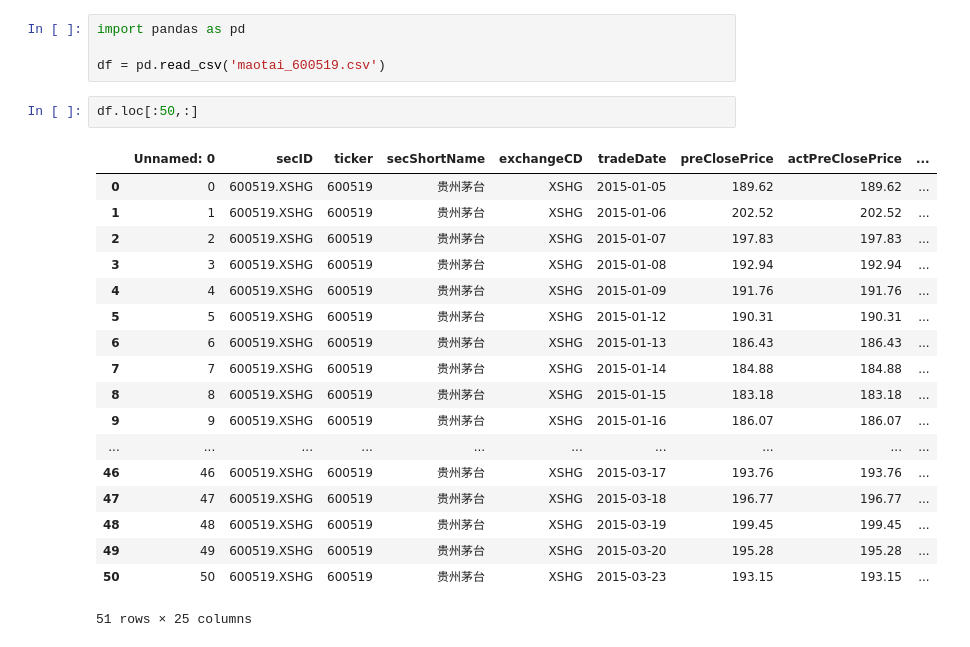
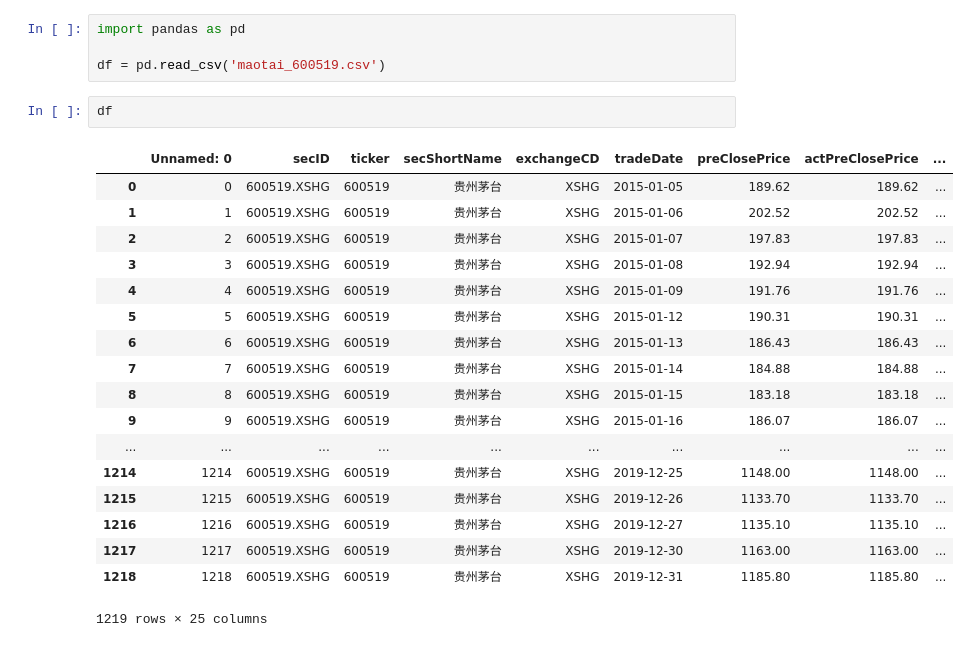
Before and after one commit to erdeq-upenn/stock, a Jupyter notebook: Untitled.ipynb, the cells around one changed output. Drawn from its saved outputs; the diff is of its cells as text.

```diff
--- a/Untitled.ipynb
+++ b/Untitled.ipynb
@@ -3,25 +3,25 @@ import pandas as pd
 
 df = pd.read_csv('maotai_600519.csv')
 # %%
-df.loc[:50,:]
+df
 # %% [output]
 |  | Unnamed: 0 | secID | ticker | secShortName | exchangeCD | tradeDate | preClosePrice | actPreClosePrice | ... |
 | 0 | 0 | 600519.XSHG | 600519 | 贵州茅台 | XSHG | 2015-01-05 | 189.62 | 189.62 | ... |
 | 1 | 1 | 600519.XSHG | 600519 | 贵州茅台 | XSHG | 2015-01-06 | 202.52 | 202.52 | ... |
 | 2 | 2 | 600519.XSHG | 600519 | 贵州茅台 | XSHG | 2015-01-07 | 197.83 | 197.83 | ... |
 | 3 | 3 | 600519.XSHG | 600519 | 贵州茅台 | XSHG | 2015-01-08 | 192.94 | 192.94 | ... |
 | 4 | 4 | 600519.XSHG | 600519 | 贵州茅台 | XSHG | 2015-01-09 | 191.76 | 191.76 | ... |
 | 5 | 5 | 600519.XSHG | 600519 | 贵州茅台 | XSHG | 2015-01-12 | 190.31 | 190.31 | ... |
 | 6 | 6 | 600519.XSHG | 600519 | 贵州茅台 | XSHG | 2015-01-13 | 186.43 | 186.43 | ... |
 | 7 | 7 | 600519.XSHG | 600519 | 贵州茅台 | XSHG | 2015-01-14 | 184.88 | 184.88 | ... |
 | 8 | 8 | 600519.XSHG | 600519 | 贵州茅台 | XSHG | 2015-01-15 | 183.18 | 183.18 | ... |
 | 9 | 9 | 600519.XSHG | 600519 | 贵州茅台 | XSHG | 2015-01-16 | 186.07 | 186.07 | ... |
 | ... | ... | ... | ... | ... | ... | ... | ... | ... | ... |
-| 46 | 46 | 600519.XSHG | 600519 | 贵州茅台 | XSHG | 2015-03-17 | 193.76 | 193.76 | ... |
-| 47 | 47 | 600519.XSHG | 600519 | 贵州茅台 | XSHG | 2015-03-18 | 196.77 | 196.77 | ... |
-| 48 | 48 | 600519.XSHG | 600519 | 贵州茅台 | XSHG | 2015-03-19 | 199.45 | 199.45 | ... |
-| 49 | 49 | 600519.XSHG | 600519 | 贵州茅台 | XSHG | 2015-03-20 | 195.28 | 195.28 | ... |
-| 50 | 50 | 600519.XSHG | 600519 | 贵州茅台 | XSHG | 2015-03-23 | 193.15 | 193.15 | ... |
+| 1214 | 1214 | 600519.XSHG | 600519 | 贵州茅台 | XSHG | 2019-12-25 | 1148.00 | 1148.00 | ... |
+| 1215 | 1215 | 600519.XSHG | 600519 | 贵州茅台 | XSHG | 2019-12-26 | 1133.70 | 1133.70 | ... |
+| 1216 | 1216 | 600519.XSHG | 600519 | 贵州茅台 | XSHG | 2019-12-27 | 1135.10 | 1135.10 | ... |
+| 1217 | 1217 | 600519.XSHG | 600519 | 贵州茅台 | XSHG | 2019-12-30 | 1163.00 | 1163.00 | ... |
+| 1218 | 1218 | 600519.XSHG | 600519 | 贵州茅台 | XSHG | 2019-12-31 | 1185.80 | 1185.80 | ... |
-51 rows × 25 columns
+1219 rows × 25 columns
 # %%
 colDrop=['secShortName','secID','exchangeCD','Unnamed: 0']
```
Also changed, not shown: parts of 1 cell of this notebook, 7 other files.
